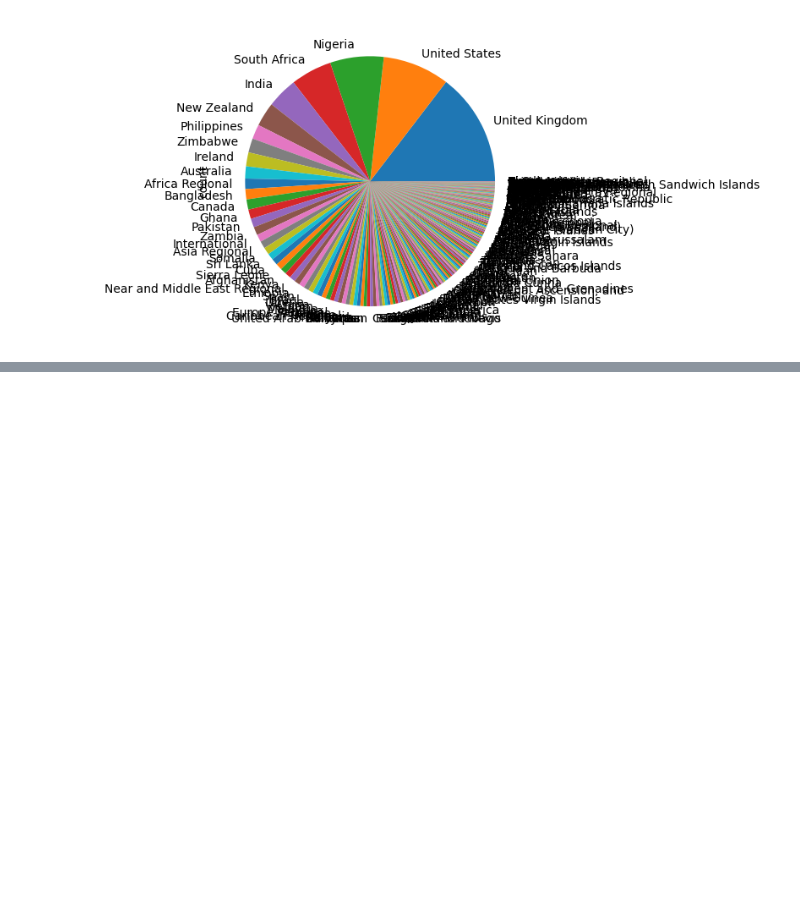
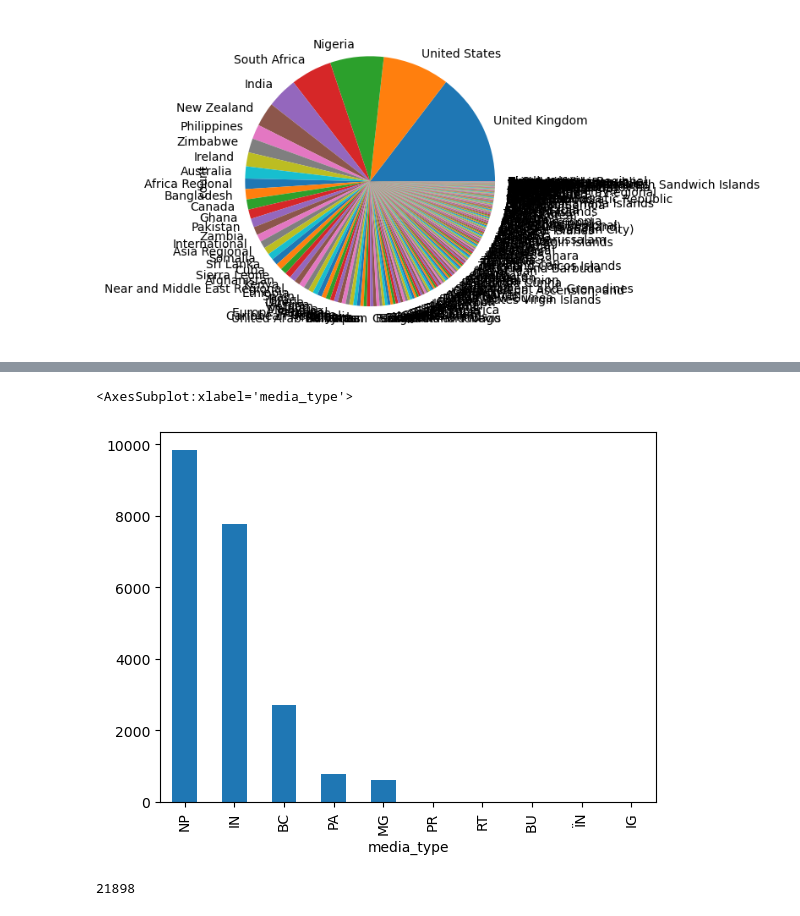
Before and after one commit to PatrickLperso/Suivi_de_narratives, a Jupyter notebook: Medias_scrapping.ipynb, the cells around one changed output, grey strips where cells are left out. Saved outputs shown, nothing was run; the diff lists cells and outputs as text; code cells hidden in the pictures; blank space fills up the shorter version.

```diff
--- a/Medias_scrapping.ipynb
+++ b/Medias_scrapping.ipynb
@@ -25,0 +55,9 @@ data.loc[:, ["media_language", "true_country"]].value_counts()["ENG"].plot.pie()
+# %%
+data.loc[:, "media_type"].value_counts().iloc[:25].plot.bar()
+# %% [output]
+<AxesSubplot:xlabel='media_type'>
+[figure, added]
+# %%
+len(data)
+# %% [output]
+21898
```
Also changed, not shown: parts of 3 cells of this notebook, 1 other file.
